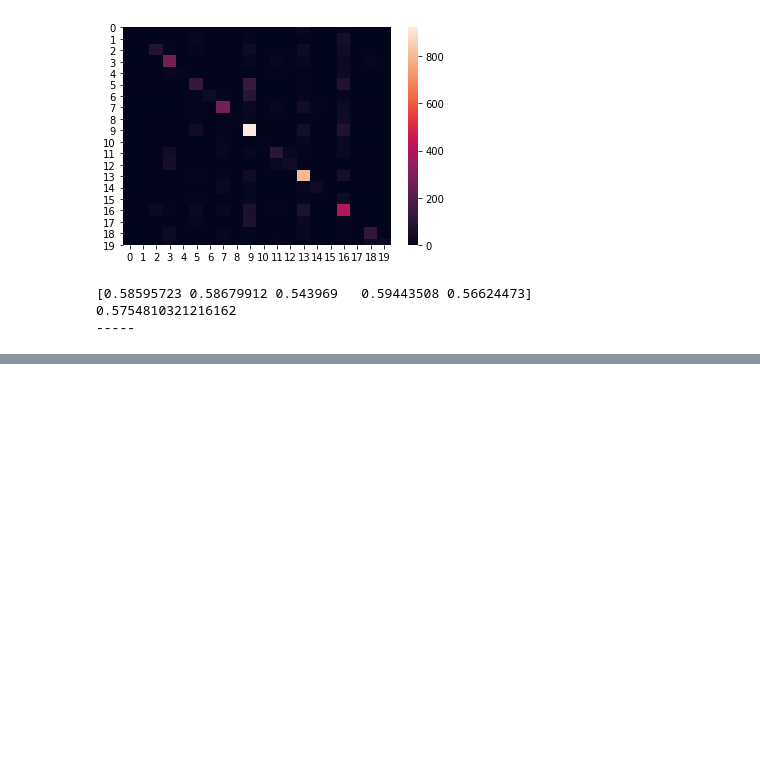
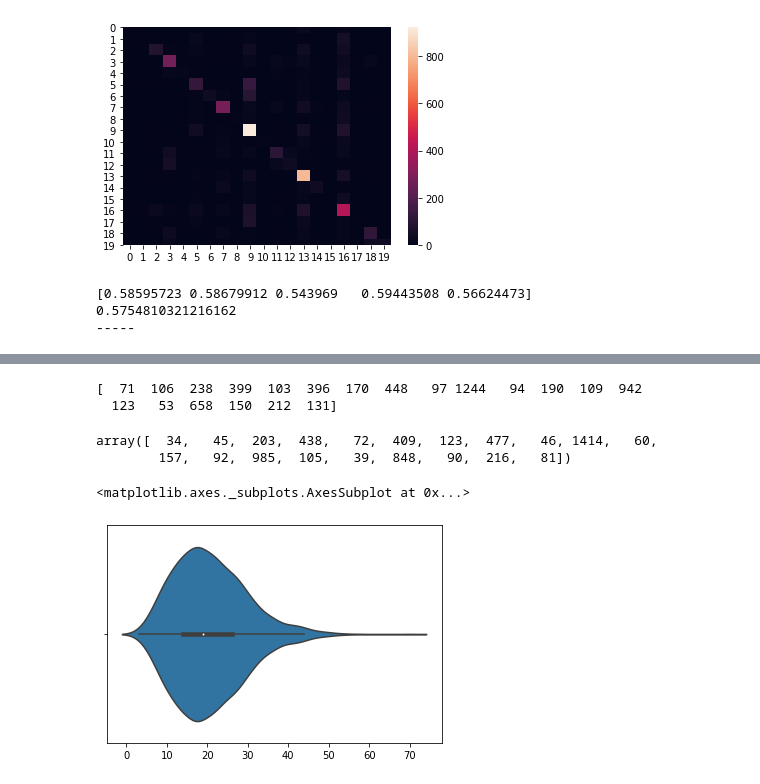
Before and after one commit to rahul13ramesh/cis520-dataset, a Jupyter notebook: CIS520_Project.ipynb, the cells around one changed output, grey strips where cells are left out. Saved outputs shown, nothing was run; the diff lists cells and outputs as text; code cells hidden in the pictures; blank space fills up the shorter version.

```diff
--- a/CIS520_Project.ipynb
+++ b/CIS520_Project.ipynb
@@ -726,10 +739,12 @@ RFC Accuracy 0.7221098752949107
 -----
 # %%
 print("Heursitic best")
+from scipy import sparse
 train_rep, test_rep, binarizer = generate_tf_idf(processed_train_features, processed_test_features,
                                                  bin=False, ngrammax=2,
                                                  use_idf=True, smooth_idf=False, sublinear_tf=True)
-train(train_rep, processed_train_target, True, False)
+train_rep =
+train(train_rep, processed_train_target, False, True)
 # %% [output]
 Heursitic best
 Logistic
@@ -932,0 +961,12 @@ RFC Accuracy 0.5569598921469497
+# %%
+lb_en = LabelEncoder()
+processed_train_target_encoded = lb_en.fit_transform(processed_train_target)
+X_train, X_test, y_train, y_test = train_test_split(train_rep, processed_train_target_encoded , random_state = 0)
+mod = LogisticRegression(C=0.0001, solver='lbfgs', multi_class='auto', max_iter=1000)
+
+X , X_test, y, y_test = train_test_split(X_train, y_train, test_size=0.20)
+
+mod.fit(X, y)
+print('RFC LogLoss {score}'.format(score=log_loss(y, mod.predict_proba(X))))
+print('RFC Accuracy {score}'.format(score=accuracy_score(y, mod.predict(X))))
+print('RFC Accuracy {score}'.format(score=accuracy_score(y_test, mod.predict(X_test))))
@@ -932,0 +977,22 @@ RFC Accuracy 0.5569598921469497
+# %%
+y_pred = mod.predict(X_test)
+
+y_pred = mod.predict(X_test)
+conf_mat = confusion_matrix(y_test, y_pred)
+
+examples = []
+count = 0
+all_len_ing
+for y_val, y_true in zip(y_pred, y_test):
+    if y_val != y_true:
+        examples.append(count)
+    count+= 1
+# %%
+len_ing = []
+for ind in examples:
+    txt =  processed_train_features[ind][-1]
+    len_ing.append(len(txt.split()))
+for ind in examples[0:10]:
+    print(processed_train_features[ind][-1])
+    print(lb_en.classes_[y_pred[ind]], lb_en.classes_[y_test[ind]])
+    print("----")
@@ -932,0 +1017,15 @@ RFC Accuracy 0.5569598921469497
+# %%
+print(np.sum(conf_mat, axis=1))
+# %% [output]
+[  71  106  238  399  103  396  170  448   97 1244   94  190  109  942
+  123   53  658  150  212  131]
+# %%
+np.sum(conf_mat, axis=0)
+# %% [output]
+array([  34,   45,  203,  438,   72,  409,  123,  477,   46, 1414,   60,
+        157,   92,  985,  105,   39,  848,   90,  216,   81])
+# %%
+sns.violinplot(len_ing)
+# %% [output]
+<matplotlib.axes._subplots.AxesSubplot at 0x...>
+[figure, added]
```
Also changed, not shown: parts of 21 cells of this notebook.
